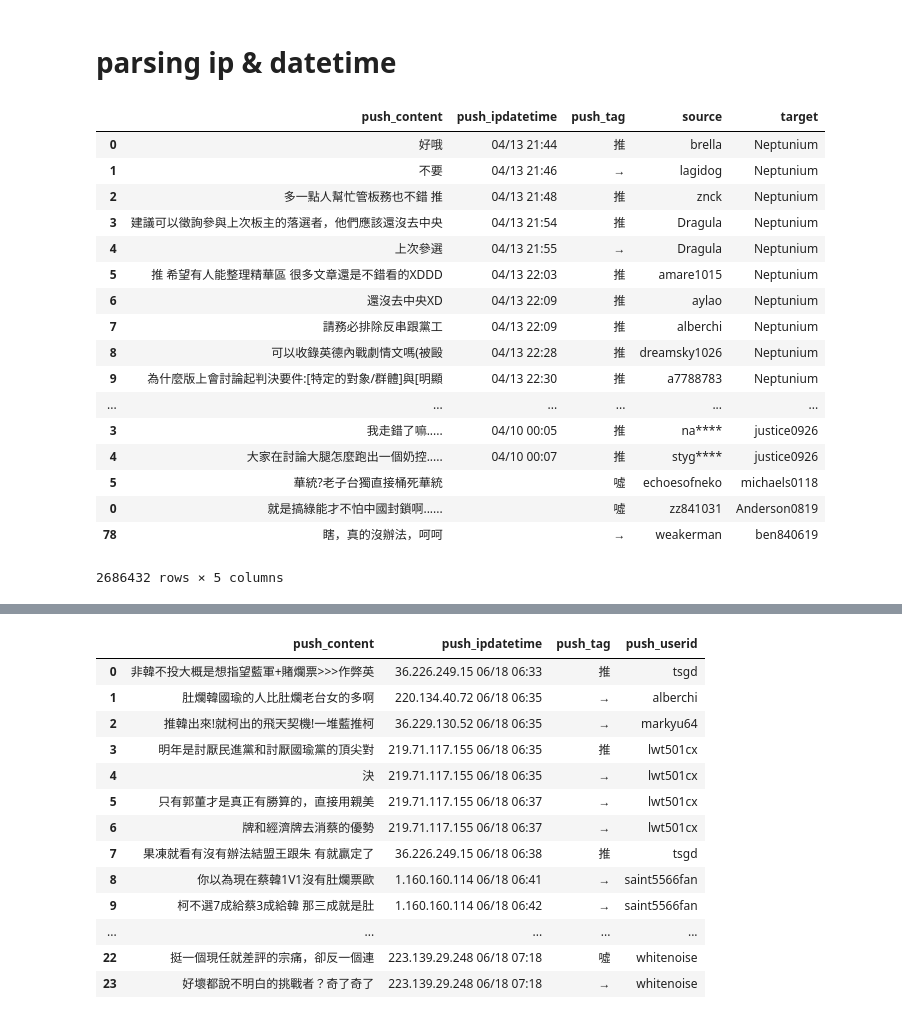
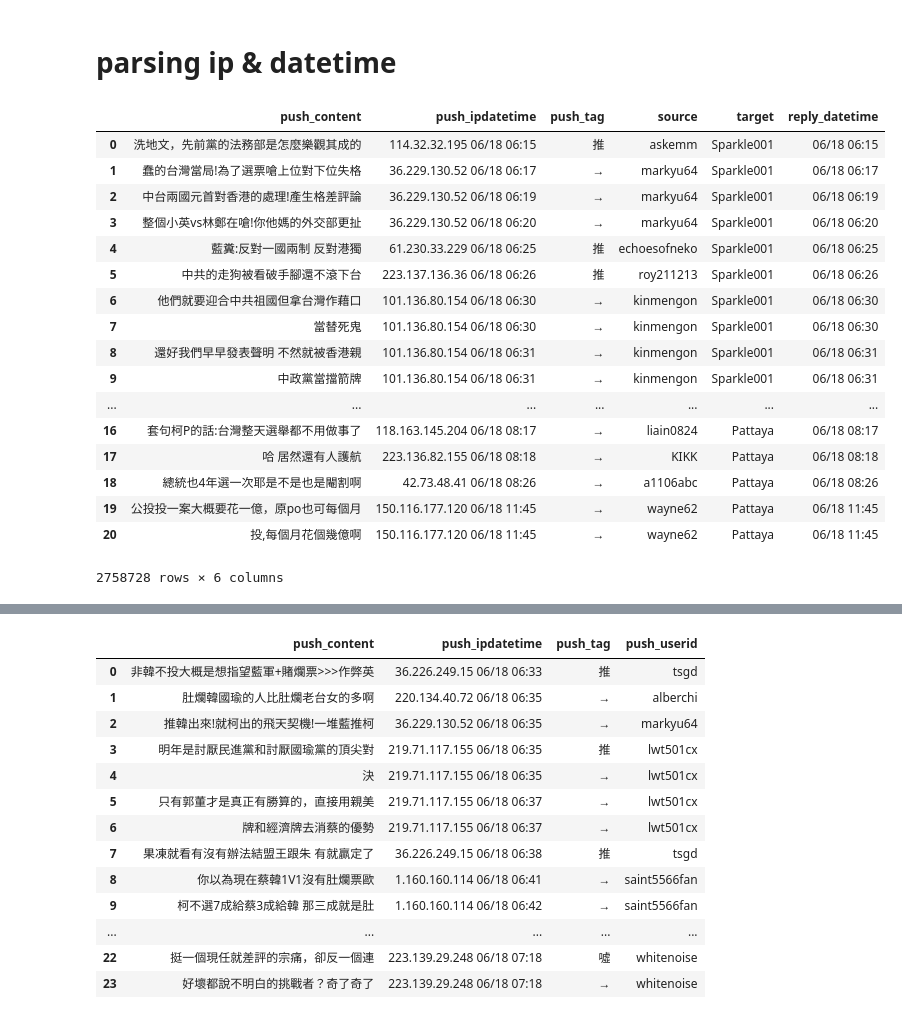
Before and after one commit to SiegfriedZhen/ptt-analysis, a Jupyter notebook: ptt_ana2.ipynb, the cells around one changed output, grey strips where cells are left out. Saved outputs shown, nothing was run; the diff lists cells and outputs as text; code cells hidden in the pictures.

```diff
--- a/ptt_ana2.ipynb
+++ b/ptt_ana2.ipynb
@@ -186,9 +187,10 @@ for x in art_df.itertuples():
     #push_ip_ = reply.push_ipdatetime.str.split(' ', n=1, expand=True)
 
     tmp_reply['target'] = x.author
+    tmp_ip_dt = tmp_reply.push_ipdatetime.copy()
 
+    tmp_reply['reply_datetime'] = str(x.date.year) + '/' + np.where(tmp_ip_dt.str.len() < 20, tmp_ip_dt, tmp_ip_dt.str[-11:])
     ##以發文日期作為推文的估計值，因為push_ipdatetime的ip 跟 datetime放在一起，有些只有datetime 沒有ip，好像跟RE 有關....
-
     ##欄位重新命名，push_userid 改為 source
     tmp_reply.rename_axis({'push_userid':'source'}, axis=1, inplace=True)
     reply_df.append(tmp_reply)
@@ -205,0 +218,5 @@ reply_df = pd.concat(reply_df)
+# %%
+reply_df.reply_datetime = pd.to_datetime(reply_df.reply_datetime, format='%Y/%m/%d %H:%M', errors='coerce')
+reply_df['ip'] = np.where(reply_df.push_ipdatetime.str.len() > 20, reply_df.push_ipdatetime.str[:-12], None)
+# %%
+reply_df['ip'] = np.where(reply_df.ipstr.len() > 20, reply_df.str[:-12], None)
@@ -207,23 +235,26 @@ reply_df = pd.concat(reply_df)
 # parsing ip & datetime
 # %%
 #considering time interval in Gephi
-reply_df[reply_df.push_ipdatetime.str.len() < 20]
+
+#reply_df.where()  [reply_df.push_ipdatetime.str.len() < 20]
-# %% [output]
-|  | push_content | push_ipdatetime | push_tag | source | target |
-| 0 | 好哦 | 04/13 21:44 | 推 | brella | Neptunium |
-| 1 | 不要 | 04/13 21:46 | → | lagidog | Neptunium |
-| 2 | 多一點人幫忙管板務也不錯 推 | 04/13 21:48 | 推 | znck | Neptunium |
-| 3 | 建議可以徵詢參與上次板主的落選者，他們應該還沒去中央 | 04/13 21:54 | 推 | Dragula | Neptunium |
-| 4 | 上次參選 | 04/13 21:55 | → | Dragula | Neptunium |
-| 5 | 推 希望有人能整理精華區 很多文章還是不錯看的XDDD | 04/13 22:03 | 推 | amare1015 | Neptunium |
-| 6 | 還沒去中央XD | 04/13 22:09 | 推 | aylao | Neptunium |
-| 7 | 請務必排除反串跟黨工 | 04/13 22:09 | 推 | alberchi | Neptunium |
-| 8 | 可以收錄英德內戰劇情文嗎(被毆 | 04/13 22:28 | 推 | dreamsky1026 | Neptunium |
-| 9 | 為什麼版上會討論起判決要件:[特定的對象/群體]與[明顯 | 04/13 22:30 | 推 | a7788783 | Neptunium |
-| ... | ... | ... | ... | ... | ... |
-| 3 | 我走錯了嘛..... | 04/10 00:05 | 推 | na**** | justice0926 |
-| 4 | 大家在討論大腿怎麼跑出一個奶控..... | 04/10 00:07 | 推 | styg**** | justice0926 |
-| 5 | 華統?老子台獨直接桶死華統 |  | 噓 | echoesofneko | michaels0118 |
-| 0 | 就是搞綠能才不怕中國封鎖啊...... |  | 噓 | zz841031 | Anderson0819 |
-| 78 | 瞎，真的沒辦法，呵呵 |  | → | weakerman | ben840619 |
-2686432 rows × 5 columns
+# %%
+reply_df
+# %% [output]
+|  | push_content | push_ipdatetime | push_tag | source | target | reply_datetime |
+| 0 | 洗地文，先前黨的法務部是怎麼樂觀其成的 | 114.32.32.195 06/18 06:15 | 推 | askemm | Sparkle001 | 06/18 06:15 |
+| 1 | 蠢的台灣當局!為了選票嗆上位對下位失格 | 36.229.130.52 06/18 06:17 | → | markyu64 | Sparkle001 | 06/18 06:17 |
+| 2 | 中台兩國元首對香港的處理!產生格差評論 | 36.229.130.52 06/18 06:19 | → | markyu64 | Sparkle001 | 06/18 06:19 |
+| 3 | 整個小英vs林鄭在嗆!你他媽的外交部更扯 | 36.229.130.52 06/18 06:20 | → | markyu64 | Sparkle001 | 06/18 06:20 |
+| 4 | 藍糞:反對一國兩制 反對港獨 | 61.230.33.229 06/18 06:25 | 推 | echoesofneko | Sparkle001 | 06/18 06:25 |
+| 5 | 中共的走狗被看破手腳還不滾下台 | 223.137.136.36 06/18 06:26 | 推 | roy211213 | Sparkle001 | 06/18 06:26 |
+| 6 | 他們就要迎合中共祖國但拿台灣作藉口 | 101.136.80.154 06/18 06:30 | → | kinmengon | Sparkle001 | 06/18 06:30 |
+| 7 | 當替死鬼 | 101.136.80.154 06/18 06:30 | → | kinmengon | Sparkle001 | 06/18 06:30 |
+| 8 | 還好我們早早發表聲明 不然就被香港親 | 101.136.80.154 06/18 06:31 | → | kinmengon | Sparkle001 | 06/18 06:31 |
+| 9 | 中政黨當擋箭牌 | 101.136.80.154 06/18 06:31 | → | kinmengon | Sparkle001 | 06/18 06:31 |
+| ... | ... | ... | ... | ... | ... | ... |
+| 16 | 套句柯P的話:台灣整天選舉都不用做事了 | 118.163.145.204 06/18 08:17 | → | liain0824 | Pattaya | 06/18 08:17 |
+| 17 | 哈 居然還有人護航 | 223.136.82.155 06/18 08:18 | → | KIKK | Pattaya | 06/18 08:18 |
+| 18 | 總統也4年選一次耶是不是也是閹割啊 | 42.73.48.41 06/18 08:26 | → | a1106abc | Pattaya | 06/18 08:26 |
+| 19 | 公投投一案大概要花一億，原po也可每個月 | 150.116.177.120 06/18 11:45 | → | wayne62 | Pattaya | 06/18 11:45 |
+| 20 | 投,每個月花個幾億啊 | 150.116.177.120 06/18 11:45 | → | wayne62 | Pattaya | 06/18 11:45 |
+2758728 rows × 6 columns
```
Also changed, not shown: parts of 9 cells of this notebook.
